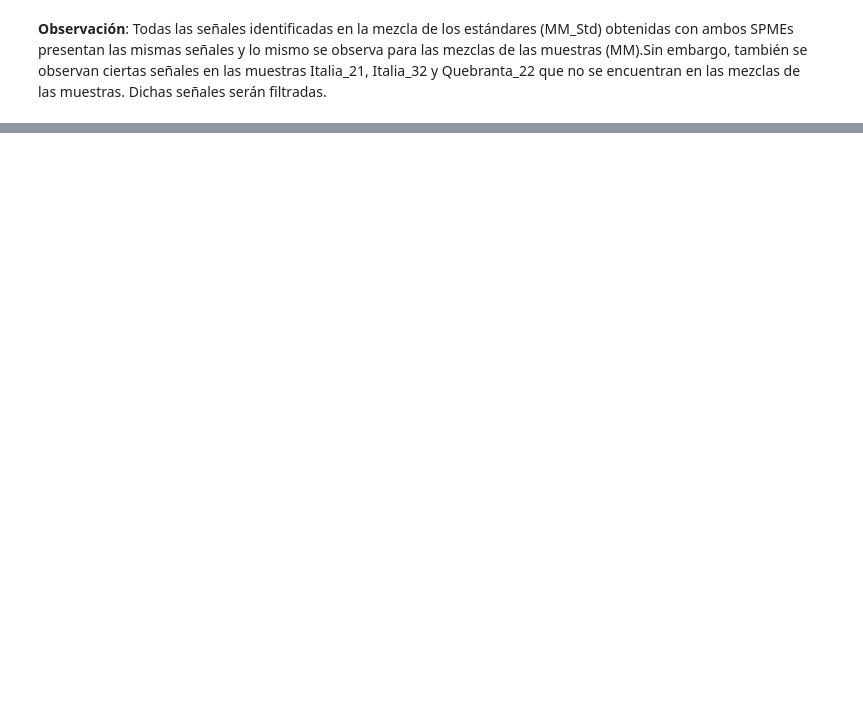
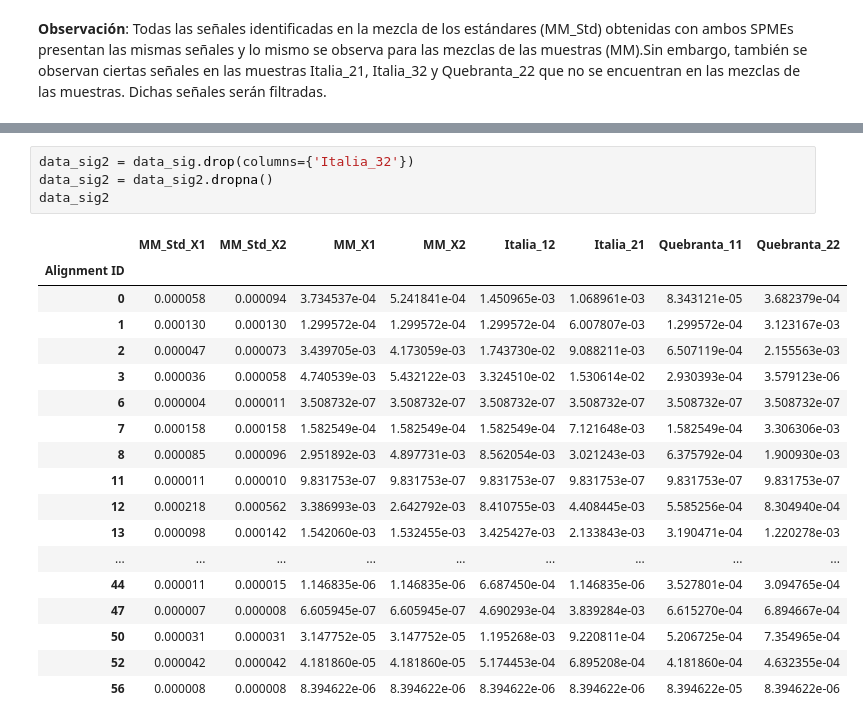
Before and after one commit to Lab-Instrumental-2023-2/MS-DataMining-Processing, a Jupyter notebook: Procesamiento_de_datos.ipynb, the cells around one changed output, grey strips where cells are left out. Saved outputs shown, nothing was run; the diff lists cells and outputs as text; blank space fills up the shorter version.

```diff
--- a/Procesamiento_de_datos.ipynb
+++ b/Procesamiento_de_datos.ipynb
@@ -307,0 +338,23 @@ data_sig.iloc[:,range(2,11)]
+# %%
+data_sig2 = data_sig.drop(columns={'Italia_32'})
+data_sig2 = data_sig2.dropna()
+data_sig2
+# %% [output]
+|  | MM_Std_X1 | MM_Std_X2 | MM_X1 | MM_X2 | Italia_12 | Italia_21 | Quebranta_11 | Quebranta_22 |
+| Alignment ID |  |  |  |  |  |  |  |  |
+| 0 | 0.000058 | 0.000094 | 3.734537e-04 | 5.241841e-04 | 1.450965e-03 | 1.068961e-03 | 8.343121e-05 | 3.682379e-04 |
+| 1 | 0.000130 | 0.000130 | 1.299572e-04 | 1.299572e-04 | 1.299572e-04 | 6.007807e-03 | 1.299572e-04 | 3.123167e-03 |
+| 2 | 0.000047 | 0.000073 | 3.439705e-03 | 4.173059e-03 | 1.743730e-02 | 9.088211e-03 | 6.507119e-04 | 2.155563e-03 |
+| 3 | 0.000036 | 0.000058 | 4.740539e-03 | 5.432122e-03 | 3.324510e-02 | 1.530614e-02 | 2.930393e-04 | 3.579123e-06 |
+| 6 | 0.000004 | 0.000011 | 3.508732e-07 | 3.508732e-07 | 3.508732e-07 | 3.508732e-07 | 3.508732e-07 | 3.508732e-07 |
+| 7 | 0.000158 | 0.000158 | 1.582549e-04 | 1.582549e-04 | 1.582549e-04 | 7.121648e-03 | 1.582549e-04 | 3.306306e-03 |
+| 8 | 0.000085 | 0.000096 | 2.951892e-03 | 4.897731e-03 | 8.562054e-03 | 3.021243e-03 | 6.375792e-04 | 1.900930e-03 |
+| 11 | 0.000011 | 0.000010 | 9.831753e-07 | 9.831753e-07 | 9.831753e-07 | 9.831753e-07 | 9.831753e-07 | 9.831753e-07 |
+| 12 | 0.000218 | 0.000562 | 3.386993e-03 | 2.642792e-03 | 8.410755e-03 | 4.408445e-03 | 5.585256e-04 | 8.304940e-04 |
+| 13 | 0.000098 | 0.000142 | 1.542060e-03 | 1.532455e-03 | 3.425427e-03 | 2.133843e-03 | 3.190471e-04 | 1.220278e-03 |
+| ... | ... | ... | ... | ... | ... | ... | ... | ... |
+| 44 | 0.000011 | 0.000015 | 1.146835e-06 | 1.146835e-06 | 6.687450e-04 | 1.146835e-06 | 3.527801e-04 | 3.094765e-04 |
+| 47 | 0.000007 | 0.000008 | 6.605945e-07 | 6.605945e-07 | 4.690293e-04 | 3.839284e-03 | 6.615270e-04 | 6.894667e-04 |
+| 50 | 0.000031 | 0.000031 | 3.147752e-05 | 3.147752e-05 | 1.195268e-03 | 9.220811e-04 | 5.206725e-04 | 7.354965e-04 |
+| 52 | 0.000042 | 0.000042 | 4.181860e-05 | 4.181860e-05 | 5.174453e-04 | 6.895208e-04 | 4.181860e-04 | 4.632355e-04 |
+| 56 | 0.000008 | 0.000008 | 8.394622e-06 | 8.394622e-06 | 8.394622e-06 | 8.394622e-06 | 8.394622e-05 | 8.394622e-06 |
```
Also changed, not shown: parts of 12 cells of this notebook.
